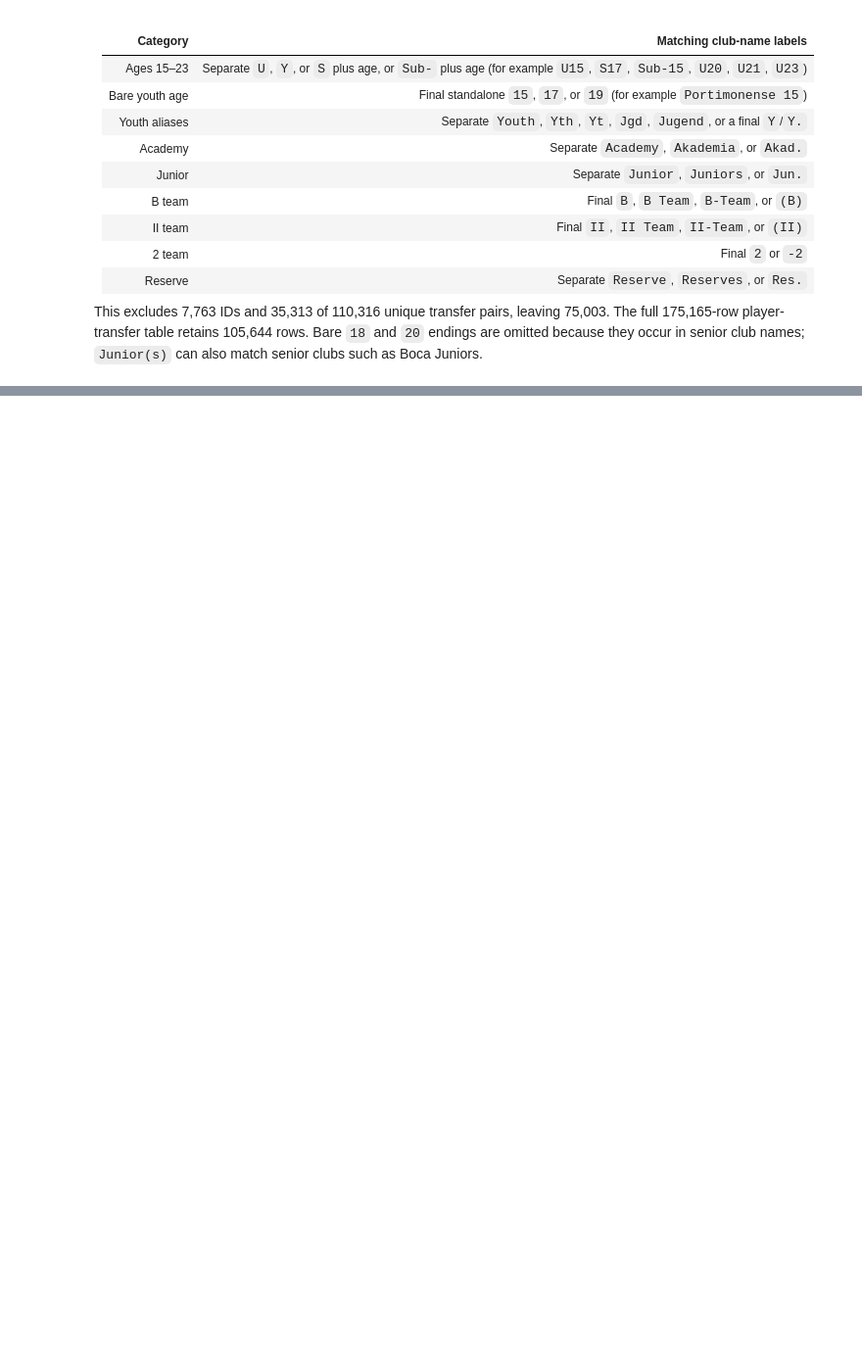
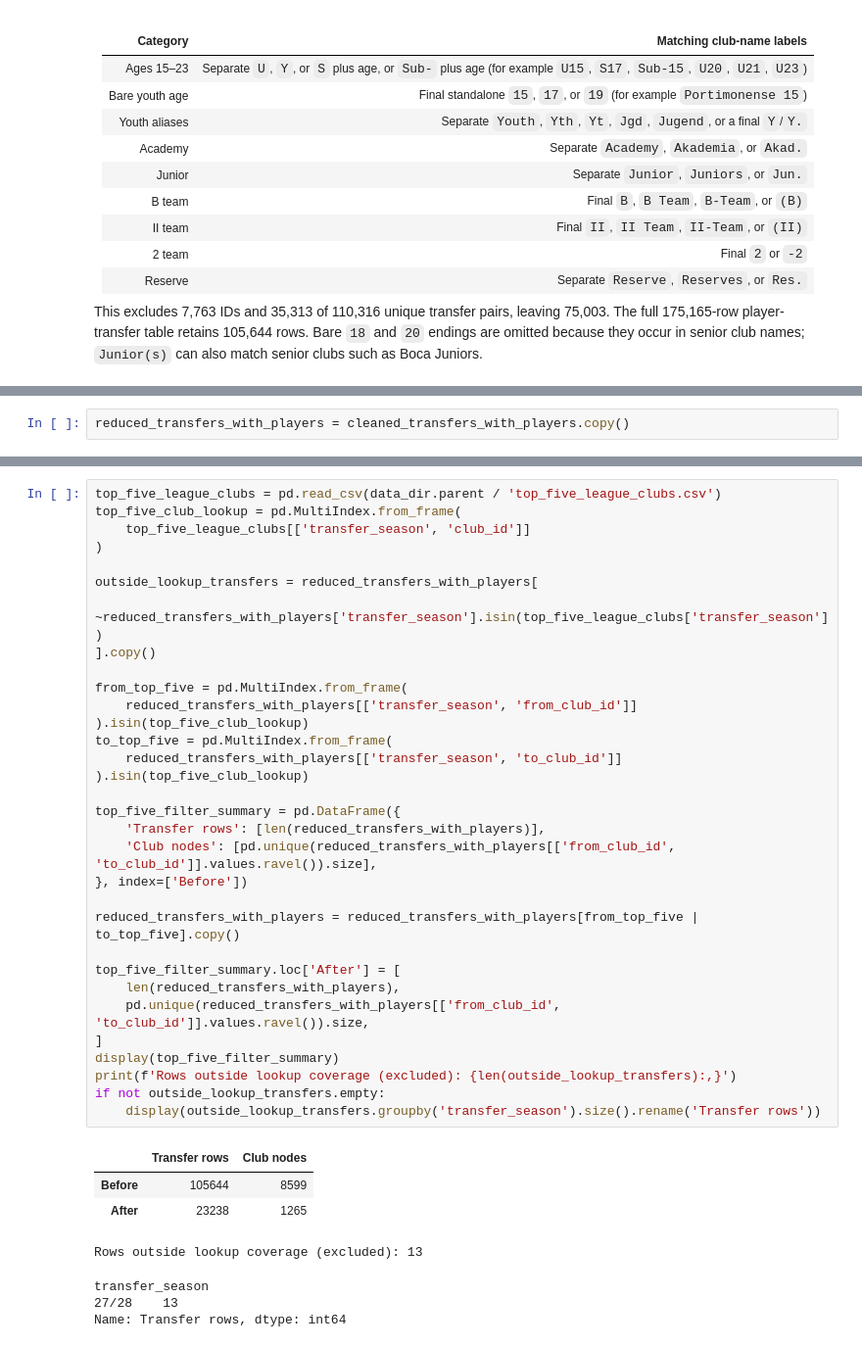
Before and after one commit to detchampenBo/Go_Nuts_repos, a Jupyter notebook: pnas_report/notebooks/dataclean.ipynb, the cells around one changed output, grey strips where cells are left out. Shown at 98% size. Saved outputs shown, nothing was run; the diff lists cells and outputs as text; blank space fills up the shorter version.

```diff
--- a/pnas_report/notebooks/dataclean.ipynb
+++ b/pnas_report/notebooks/dataclean.ipynb
@@ -215,0 +228,2 @@ cleaned_transfers_with_players
+# %%
+reduced_transfers_with_players = cleaned_transfers_with_players.copy()
@@ -215,0 +240,40 @@ cleaned_transfers_with_players
+# %%
+top_five_league_clubs = pd.read_csv(data_dir.parent / 'top_five_league_clubs.csv')
+top_five_club_lookup = pd.MultiIndex.from_frame(
+    top_five_league_clubs[['transfer_season', 'club_id']]
+)
+
+outside_lookup_transfers = reduced_transfers_with_players[
+    ~reduced_transfers_with_players['transfer_season'].isin(top_five_league_clubs['transfer_season'])
+].copy()
+
+from_top_five = pd.MultiIndex.from_frame(
+    reduced_transfers_with_players[['transfer_season', 'from_club_id']]
+).isin(top_five_club_lookup)
+to_top_five = pd.MultiIndex.from_frame(
+    reduced_transfers_with_players[['transfer_season', 'to_club_id']]
+).isin(top_five_club_lookup)
+
+top_five_filter_summary = pd.DataFrame({
+    'Transfer rows': [len(reduced_transfers_with_players)],
+    'Club nodes': [pd.unique(reduced_transfers_with_players[['from_club_id', 'to_club_id']].values.ravel()).size],
+}, index=['Before'])
+
+reduced_transfers_with_players = reduced_transfers_with_players[from_top_five | to_top_five].copy()
+
+top_five_filter_summary.loc['After'] = [
+    len(reduced_transfers_with_players),
+    pd.unique(reduced_transfers_with_players[['from_club_id', 'to_club_id']].values.ravel()).size,
+]
+display(top_five_filter_summary)
+print(f'Rows outside lookup coverage (excluded): {len(outside_lookup_transfers):,}')
+if not outside_lookup_transfers.empty:
+    display(outside_lookup_transfers.groupby('transfer_season').size().rename('Transfer rows'))
+# %% [output]
+|  | Transfer rows | Club nodes |
+| Before | 105644 | 8599 |
+| After | 23238 | 1265 |
+Rows outside lookup coverage (excluded): 13
+transfer_season
+27/28    13
+Name: Transfer rows, dtype: int64
```
Also changed, not shown: parts of 6 cells of this notebook, 21 other files.
